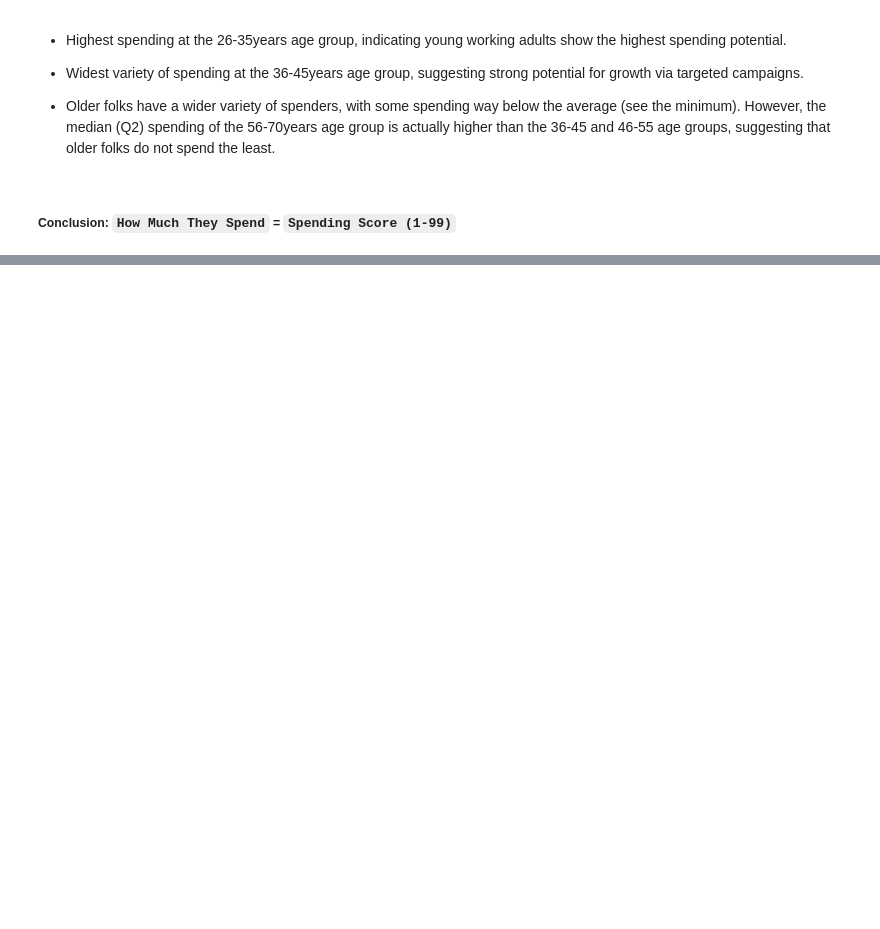
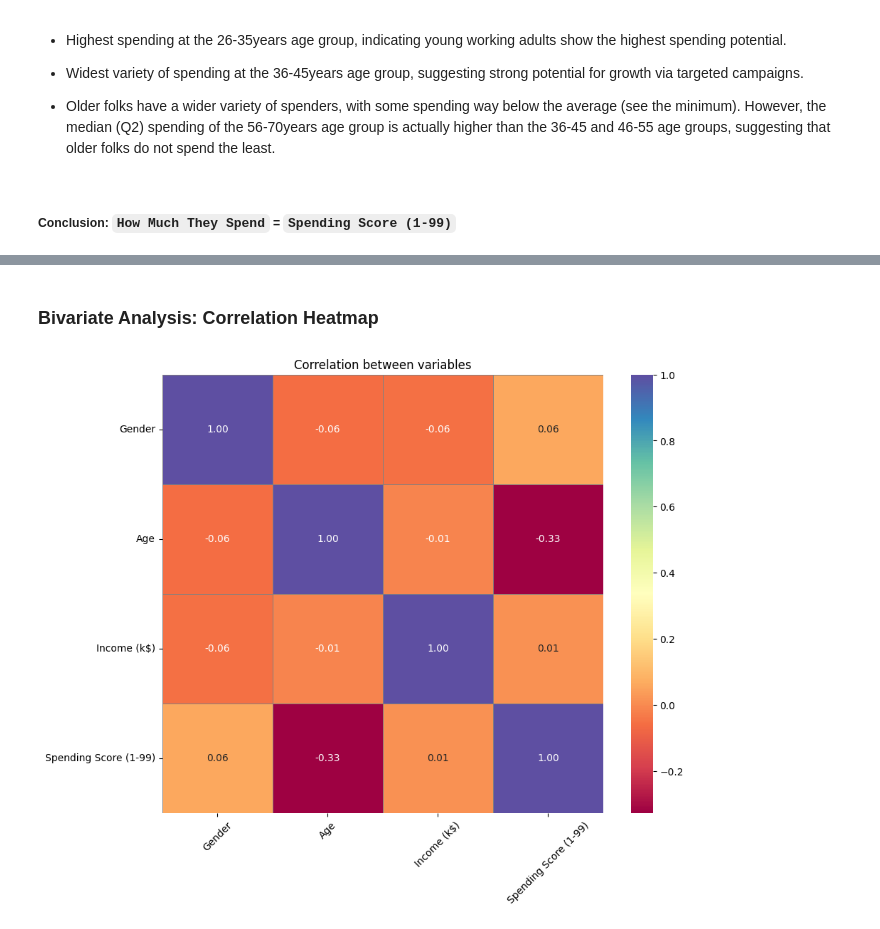
Before and after one commit to lokejer/AIML-clustering-timeseries, a Jupyter notebook: p2510707_CA2_PartA_JeromeLoke.ipynb, the cells around one changed output, grey strips where cells are left out. Drawn from its saved outputs; the diff is of its cells as text; code cells hidden in the pictures; blank space fills up the shorter version.

```diff
--- a/p2510707_CA2_PartA_JeromeLoke.ipynb
+++ b/p2510707_CA2_PartA_JeromeLoke.ipynb
@@ -223,0 +277,23 @@ Name: Spending Score (1-99), dtype: int64
+# %% [markdown]
+### Bivariate Analysis: Correlation Heatmap
+# %%
+# temporarily encode categorical variable Gender
+temp_df = df.copy()
+temp_df['Gender'] = temp_df['Gender'].map({'Male': 0, 'Female': 1})
+
+# get the correlation matrix for numerical columns only
+correlation_matrix = temp_df.drop(columns=['CustomerID', 'Age Group']).corr()
+
+# heatmap
+plt.figure(figsize=(10, 8))
+sns.heatmap(
+  correlation_matrix, annot=True,
+  cmap='Spectral',
+  fmt=".2f",
+  linewidths=0.5, linecolor='gray')
+plt.title('Correlation between variables')
+plt.xticks(rotation=45)
+plt.yticks(rotation=0)
+plt.show()
+# %% [output]
+[figure, added]
```
Also changed, not shown: parts of 81 cells of this notebook.
